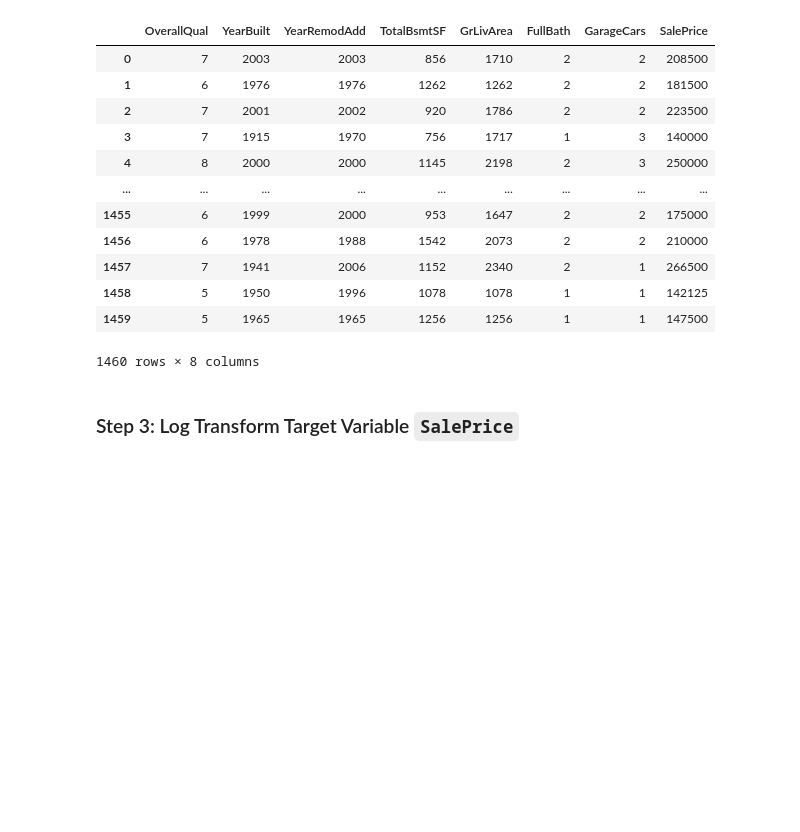
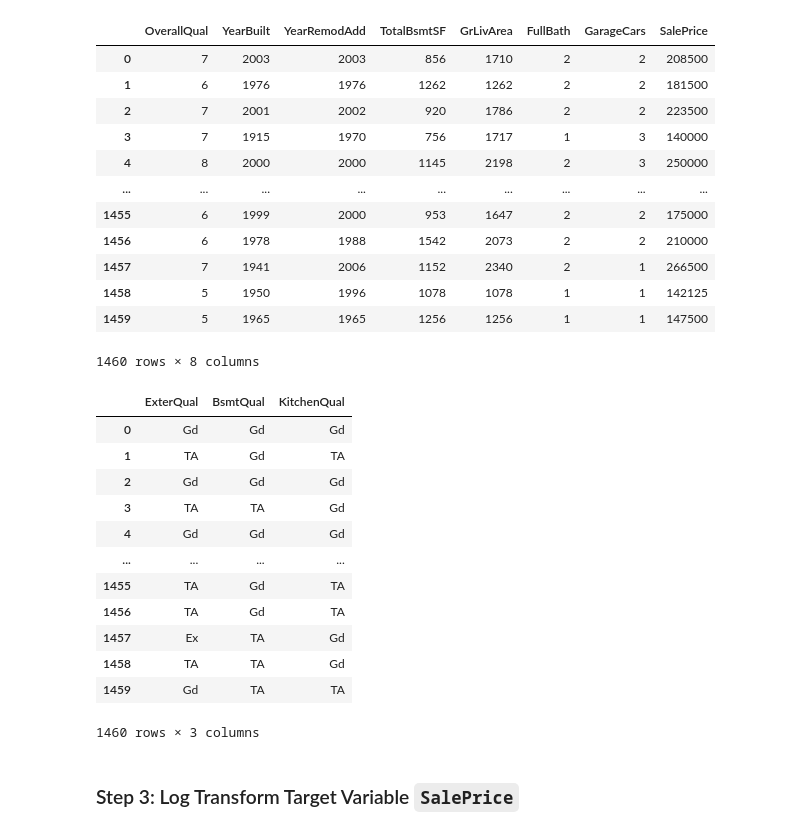
Before and after one commit to Jacqs395/House_Price, a Jupyter notebook: Code/cleaning.ipynb, the cells around one changed output. Cells and saved outputs as stored; diff of their text form; code cells hidden in the pictures; blank space fills up the shorter version.

```diff
--- a/Code/cleaning.ipynb
+++ b/Code/cleaning.ipynb
@@ -32,7 +32,9 @@ numeric_cols = train_df.select_dtypes(include=["int64", "float64"]).columns
 categorical_cols = train_df.select_dtypes(include=["object"]).columns
 # %%
 # Fill numerical columns with 0
-train_df[numeric_cols].fillna(0)
+train_df[numeric_cols] = train_df[numeric_cols].fillna(0)
+
+train_df[numeric_cols]
 # %% [output]
 |  | OverallQual | YearBuilt | YearRemodAdd | TotalBsmtSF | GrLivArea | FullBath | GarageCars | SalePrice |
 | 0 | 7 | 2003 | 2003 | 856 | 1710 | 2 | 2 | 208500 |
@@ -50,6 +52,22 @@ train_df[numeric_cols].fillna(0)
 # %%
 # Fill categorical columns with 'None'
 train_df[categorical_cols] = train_df[categorical_cols].fillna("None")
+
+train_df[categorical_cols]
+# %% [output]
+|  | ExterQual | BsmtQual | KitchenQual |
+| 0 | Gd | Gd | Gd |
+| 1 | TA | Gd | TA |
+| 2 | Gd | Gd | Gd |
+| 3 | TA | TA | Gd |
+| 4 | Gd | Gd | Gd |
+| ... | ... | ... | ... |
+| 1455 | TA | Gd | TA |
+| 1456 | TA | Gd | TA |
+| 1457 | Ex | TA | Gd |
+| 1458 | TA | TA | Gd |
+| 1459 | Gd | TA | TA |
+1460 rows × 3 columns
 # %% [markdown]
 ### Step 3: Log Transform Target Variable `SalePrice`
 # %%
```
